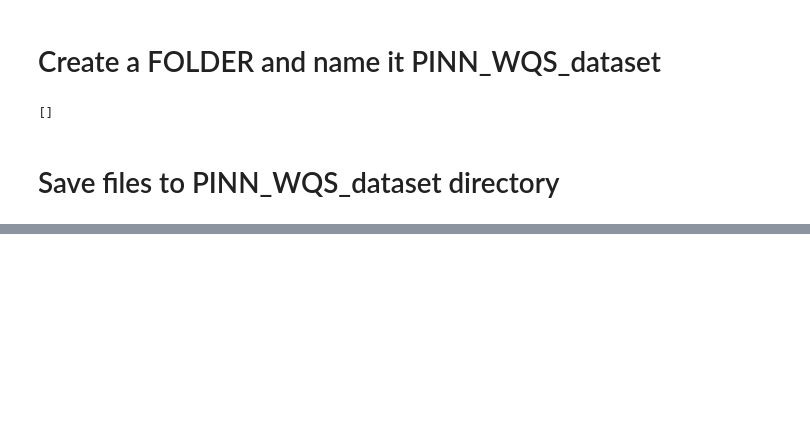
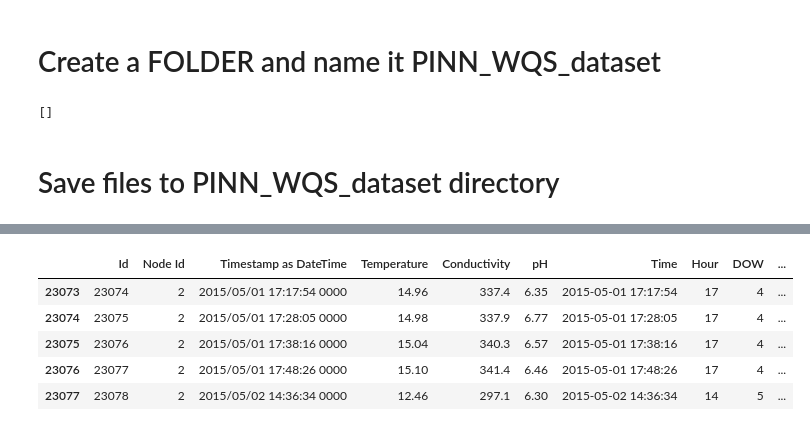
Before and after one commit to Qophy/PBML, a Jupyter notebook: data_cleaning.ipynb, the cells around one changed output, grey strips where cells are left out. Drawn from its saved outputs; the diff is of its cells as text; code cells hidden in the pictures; blank space fills up the shorter version.

```diff
--- a/data_cleaning.ipynb
+++ b/data_cleaning.ipynb
@@ -143,0 +190,9 @@ wq_data_node2.sample(5)
+# %%
+wq_data_node2["hour_sin"] =  np.sin(2 * np.pi * wq_data_node2['Hour'] / 24)
+wq_data_node2["hour_cos"] =  np.cos(2 * np.pi * wq_data_node2['Hour'] / 24)
+
+wq_data_node2["DOW_sin"] =  np.sin(2 * np.pi * wq_data_node2['DOW'] / 7)
+wq_data_node2["DOW_cos"] =  np.cos(2 * np.pi * wq_data_node2['DOW'] / 7)
+
+wq_data_node2["Mon_sin"] =  np.sin(2 * np.pi * wq_data_node2['Mon'] / 12)
+wq_data_node2["Mon_cos"] =  np.cos(2 * np.pi * wq_data_node2['Mon'] / 12)
@@ -143,0 +208,9 @@ wq_data_node2.sample(5)
+# %%
+wq_data_node2.head(5)
+# %% [output]
+|  | Id | Node Id | Timestamp as DateTime | Temperature | Conductivity | pH | Time | Hour | DOW | ... |
+| 23073 | 23074 | 2 | 2015/05/01 17:17:54 0000 | 14.96 | 337.4 | 6.35 | 2015-05-01 17:17:54 | 17 | 4 | ... |
+| 23074 | 23075 | 2 | 2015/05/01 17:28:05 0000 | 14.98 | 337.9 | 6.77 | 2015-05-01 17:28:05 | 17 | 4 | ... |
+| 23075 | 23076 | 2 | 2015/05/01 17:38:16 0000 | 15.04 | 340.3 | 6.57 | 2015-05-01 17:38:16 | 17 | 4 | ... |
+| 23076 | 23077 | 2 | 2015/05/01 17:48:26 0000 | 15.10 | 341.4 | 6.46 | 2015-05-01 17:48:26 | 17 | 4 | ... |
+| 23077 | 23078 | 2 | 2015/05/02 14:36:34 0000 | 12.46 | 297.1 | 6.30 | 2015-05-02 14:36:34 | 14 | 5 | ... |
```
Also changed, not shown: parts of 30 cells of this notebook.
